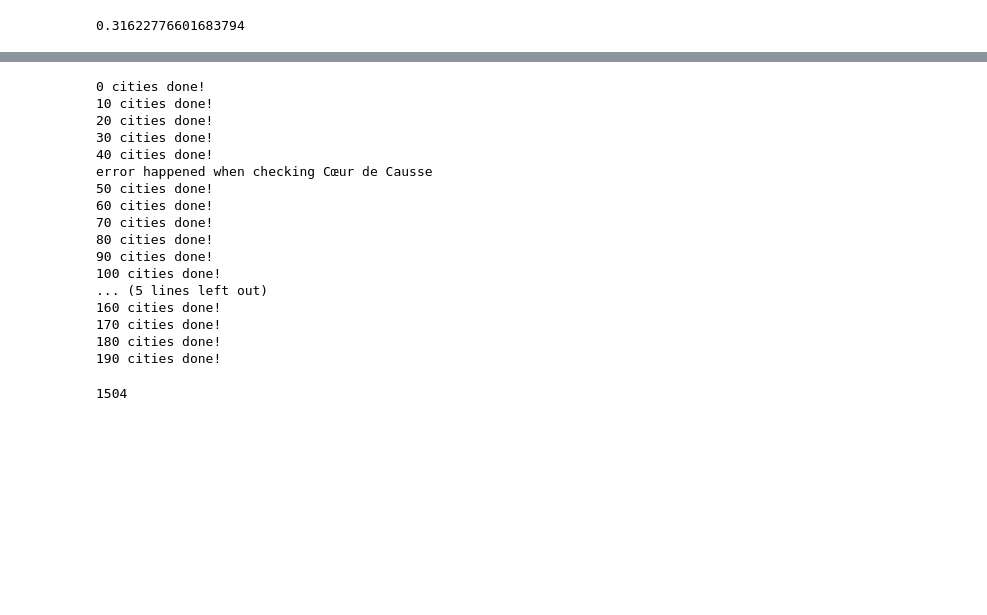
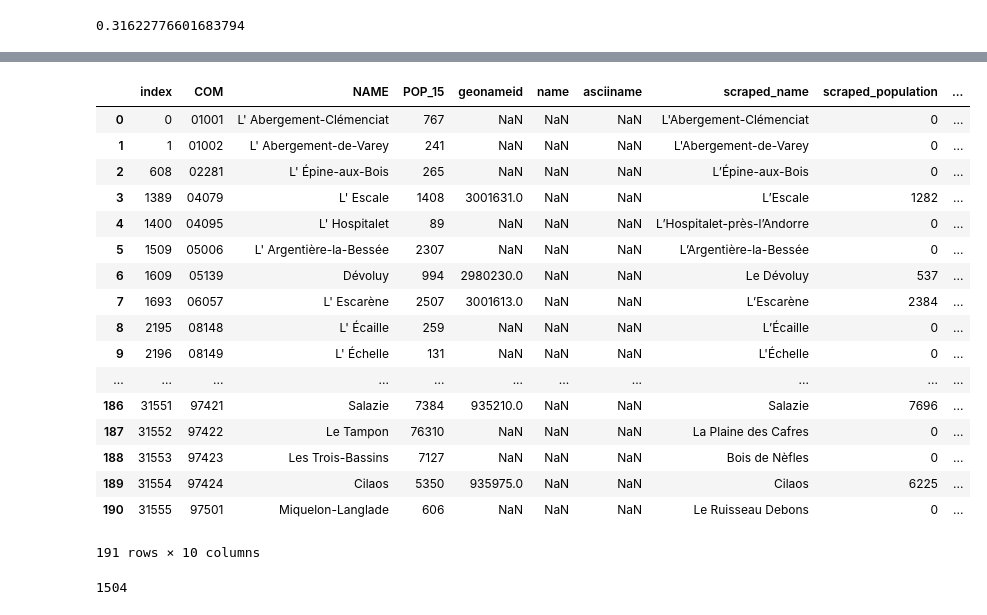
Before and after one commit to praveen2916/city_portal, a Jupyter notebook: city matching.ipynb, the cells around one changed output, grey strips where cells are left out. Cells and saved outputs as stored; diff of their text form; code cells hidden in the pictures; blank space fills up the shorter version.

```diff
--- a/city matching.ipynb
+++ b/city matching.ipynb
@@ -90,47 +99,53 @@ np.sqrt(0.1)
+# %%
+match_uniques_nan
+# %% [output]
+|  | index | COM | NAME | POP_15 | geonameid | name | asciiname | scraped_name | scraped_population | ... |
+| 0 | 0 | 01001 | L' Abergement-Clémenciat | 767 | NaN | NaN | NaN | L'Abergement-Clémenciat | 0 | ... |
+| 1 | 1 | 01002 | L' Abergement-de-Varey | 241 | NaN | NaN | NaN | L'Abergement-de-Varey | 0 | ... |
+| 2 | 608 | 02281 | L' Épine-aux-Bois | 265 | NaN | NaN | NaN | L’Épine-aux-Bois | 0 | ... |
+| 3 | 1389 | 04079 | L' Escale | 1408 | 3001631.0 | NaN | NaN | L’Escale | 1282 | ... |
+| 4 | 1400 | 04095 | L' Hospitalet | 89 | NaN | NaN | NaN | L’Hospitalet-près-l’Andorre | 0 | ... |
+| 5 | 1509 | 05006 | L' Argentière-la-Bessée | 2307 | NaN | NaN | NaN | L’Argentière-la-Bessée | 0 | ... |
+| 6 | 1609 | 05139 | Dévoluy | 994 | 2980230.0 | NaN | NaN | Le Dévoluy | 537 | ... |
+| 7 | 1693 | 06057 | L' Escarène | 2507 | 3001613.0 | NaN | NaN | L’Escarène | 2384 | ... |
+| 8 | 2195 | 08148 | L' Écaille | 259 | NaN | NaN | NaN | L’Écaille | 0 | ... |
+| 9 | 2196 | 08149 | L' Échelle | 131 | NaN | NaN | NaN | L'Échelle | 0 | ... |
+| ... | ... | ... | ... | ... | ... | ... | ... | ... | ... | ... |
+| 186 | 31551 | 97421 | Salazie | 7384 | 935210.0 | NaN | NaN | Salazie | 7696 | ... |
+| 187 | 31552 | 97422 | Le Tampon | 76310 | NaN | NaN | NaN | La Plaine des Cafres | 0 | ... |
+| 188 | 31553 | 97423 | Les Trois-Bassins | 7127 | NaN | NaN | NaN | Bois de Nèfles | 0 | ... |
+| 189 | 31554 | 97424 | Cilaos | 5350 | 935975.0 | NaN | NaN | Cilaos | 6225 | ... |
+| 190 | 31555 | 97501 | Miquelon-Langlade | 606 | NaN | NaN | NaN | Le Ruisseau Debons | 0 | ... |
+191 rows × 10 columns
 # %%
-for i in range(match_uniques_nan.shape[0]):#match_uniques_nan_joined.shape[0]):
+def geonameid_scraping(df):
+    api_key='AIzaSyDr1wlpuQrUd4fz26B-hi9SJh4cAFEXP_8'
+    user_name = 'TerryYin1777'
+    for i in range(df.shape[0]):#match_uniques_nan_joined.shape[0]):
 
-    city_name = match_uniques_nan.loc[i,'NAME']
-    geocoding_url='https://maps.googleapis.com/maps/api/geocode/json?address='+city_name+'&key='+api_key
+        city_name = df.loc[i,'NAME']
+        geocoding_url='https://maps.googleapis.com/maps/api/geocode/json?address='+city_name+',France'+'&key='+api_key
 
-    try:
-        geocoding_request = requests.get(geocoding_url)
-        geocoding_results = geocoding_request.json()
-        lat = geocoding_results['results'][0]['geometry']['location']['lat']
-        long = geocoding_results['results'][0]['geometry']['location']['lng']
+        try:
+            geocoding_request = requests.get(geocoding_url)
+            geocoding_results = geocoding_request.json()
+            lat = geocoding_results['results'][0]['geometry']['location']['lat']
+            long = geocoding_results['results'][0]['geometry']['location']['lng']
 
-        geonameid_url = 'http://api.geonames.org/findNearbyPlaceNameJSON?lat='+str(lat)+'&lng='+str(long)+'&username='+user_name
-        geonameid_request = requests.get(geonameid_url)
-        results_geoid = geonameid_request.json()
-        matched_name = results_geoid['geonames'][0]['name']
-        population = results_geoid['geonames'][0]['population']
-        geonameid = results_geoid['geonames'][0]['geonameId']
+            geonameid_url = 'http://api.geonames.org/findNearbyPlaceNameJSON?lat='+str(lat)+'&lng='+str(long)+'&username='+user_name
+            geonameid_request = requests.get(geonameid_url)
+            results_geoid = geonameid_request.json()
+            matched_name = results_geoid['geonames'][0]['name']
+            population = results_geoid['geonames'][0]['population']
+            geonameid = results_geoid['geonames'][0]['geonameId']
 
-        match_uniques_nan.loc[i,['scraped_name','scraped_population','scraped_geonameid']] = [matched_name,population,geonameid]
+            df.loc[i,['scraped_name','scraped_population','scraped_geonameid']] = [matched_name,population,geonameid]
 
-    except:
-        print('error happened when checking {}'.format(city_name))
+        except:
+            print('error happened when checking {}'.format(city_name))
 
-    if i % 10 == 0:
-        print(i, 'cities done!')
+        if i % 10 == 0:
+            print(i, 'cities done!')
-# %% [output]
-0 cities done!
-10 cities done!
-20 cities done!
-30 cities done!
-40 cities done!
-error happened when checking Cœur de Causse
-50 cities done!
-60 cities done!
-70 cities done!
-80 cities done!
-90 cities done!
-100 cities done!
-... (5 lines left out)
-160 cities done!
-170 cities done!
-180 cities done!
-190 cities done!
 # %%
 france_dups = france[france['name'].duplicated(keep = False)]
 # %%
```
Also changed, not shown: parts of 52 cells of this notebook, 6 other files.
